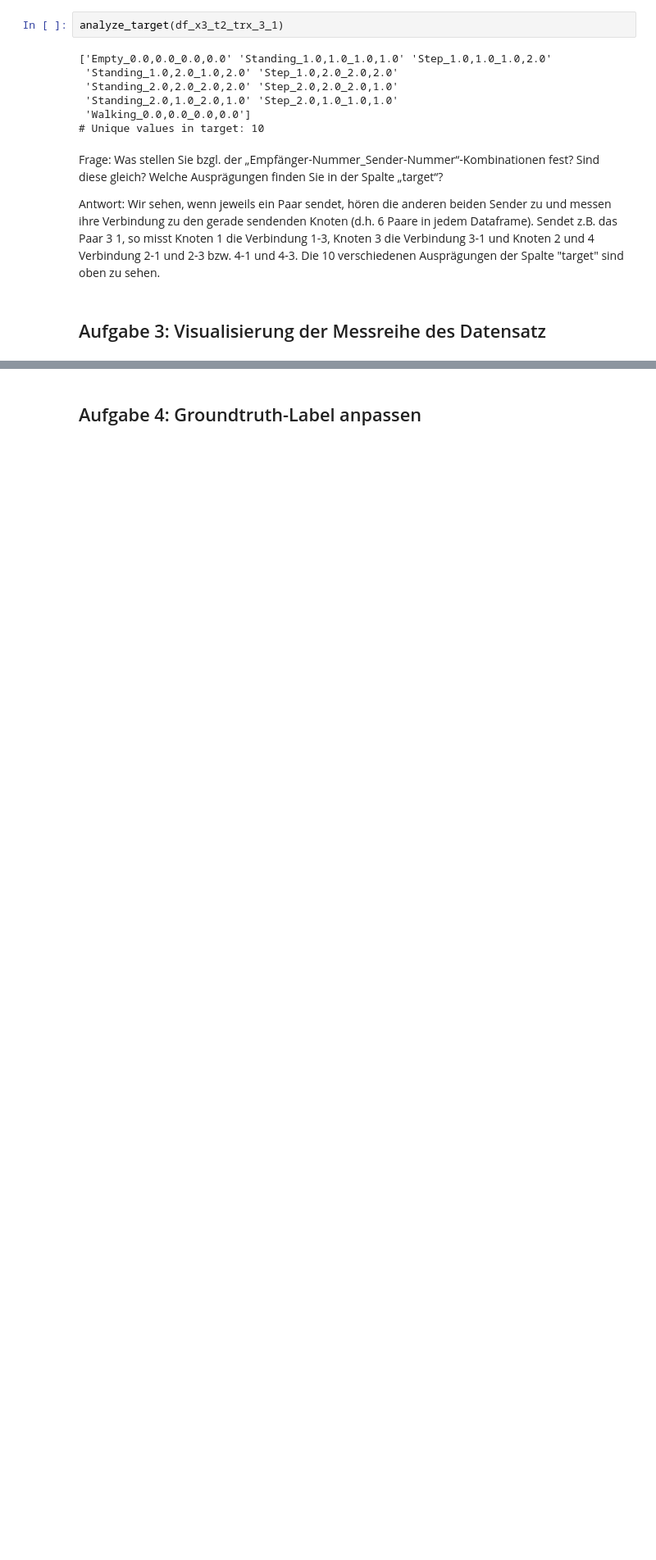
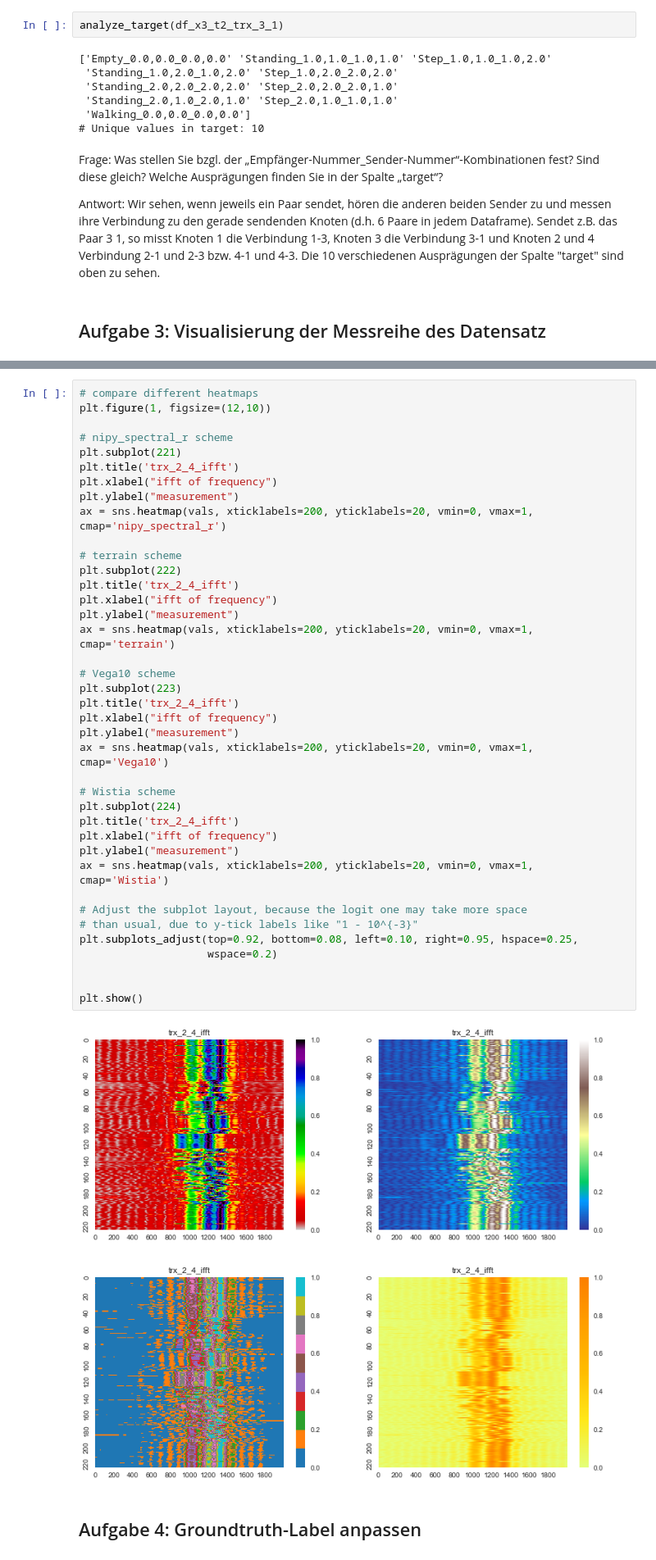
Before and after one commit to hhain/sdap17, a Jupyter notebook: notebooks/robin_ue2/mustererkennung_in_funkmessdaten.ipynb, the cells around one changed output, grey strips where cells are left out. Shown at 82% size. Drawn from its saved outputs; the diff is of its cells as text; blank space fills up the shorter version.

```diff
--- a/notebooks/robin_ue2/mustererkennung_in_funkmessdaten.ipynb
+++ b/notebooks/robin_ue2/mustererkennung_in_funkmessdaten.ipynb
@@ -207,3 +180,44 @@ plt.show()
+# %%
+# compare different heatmaps
+plt.figure(1, figsize=(12,10))
+
+# nipy_spectral_r scheme
+plt.subplot(221)
+plt.title('trx_2_4_ifft')
+plt.xlabel("ifft of frequency")
+plt.ylabel("measurement")
+ax = sns.heatmap(vals, xticklabels=200, yticklabels=20, vmin=0, vmax=1, cmap='nipy_spectral_r')
+
+# terrain scheme
+plt.subplot(222)
+plt.title('trx_2_4_ifft')
+plt.xlabel("ifft of frequency")
+plt.ylabel("measurement")
+ax = sns.heatmap(vals, xticklabels=200, yticklabels=20, vmin=0, vmax=1, cmap='terrain')
+
+# Vega10 scheme
+plt.subplot(223)
+plt.title('trx_2_4_ifft')
+plt.xlabel("ifft of frequency")
+plt.ylabel("measurement")
+ax = sns.heatmap(vals, xticklabels=200, yticklabels=20, vmin=0, vmax=1, cmap='Vega10')
+
+# Wistia scheme
+plt.subplot(224)
+plt.title('trx_2_4_ifft')
+plt.xlabel("ifft of frequency")
+plt.ylabel("measurement")
+ax = sns.heatmap(vals, xticklabels=200, yticklabels=20, vmin=0, vmax=1, cmap='Wistia')
+
+# Adjust the subplot layout, because the logit one may take more space
+# than usual, due to y-tick labels like "1 - 10^{-3}"
+plt.subplots_adjust(top=0.92, bottom=0.08, left=0.10, right=0.95, hspace=0.25,
+                    wspace=0.2)
+
+
+plt.show()
+# %% [output]
+[figure, added]
 # %% [markdown]
 ## Aufgabe 4: Groundtruth-Label anpassen
 # %%
```
Also changed, not shown: parts of 7 cells of this notebook.
